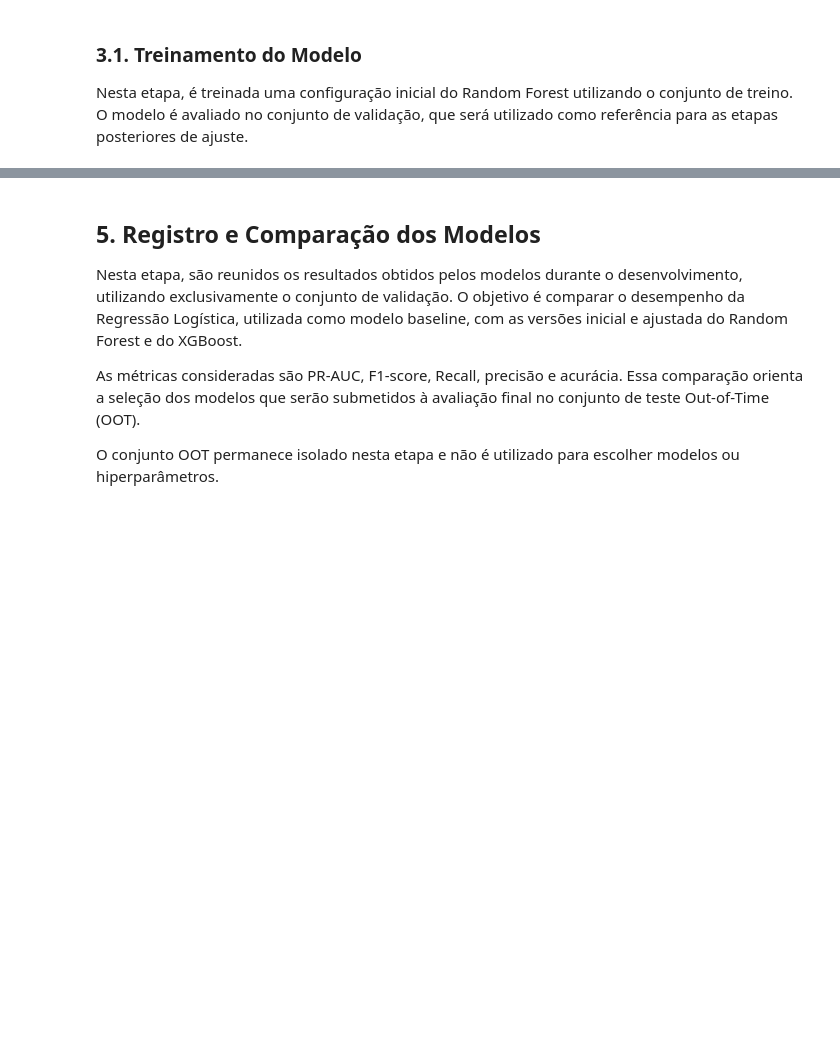
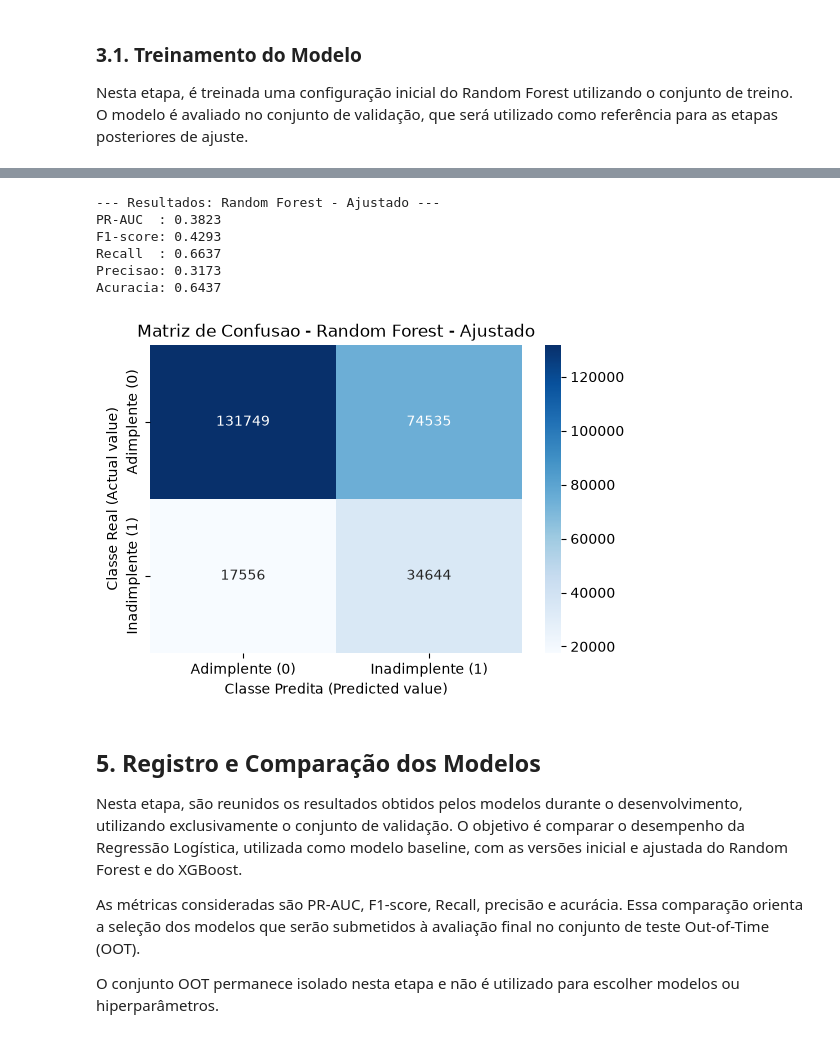
Before and after one commit to Heimrath/TCC-Inadimplencia-de-Credito, a Jupyter notebook: 03_Modelagem.ipynb, the cells around one changed output, grey strips where cells are left out. Cells and saved outputs as stored; diff of their text form; code cells hidden in the pictures; blank space fills up the shorter version.

```diff
--- a/03_Modelagem.ipynb
+++ b/03_Modelagem.ipynb
@@ -157,3 +234,45 @@ Acuracia: 0.6371
+# %%
+from sklearn.ensemble import RandomForestClassifier
+
+rf_tuned_model = RandomForestClassifier(
+    n_estimators=500,
+    max_depth=12,
+    min_samples_leaf=10,
+    class_weight="balanced",
+    random_state=42,
+    n_jobs=-1,
+)
+
+rf_tuned_model.fit(X_train, y_train)
+
+y_pred_val_rf_tuned = rf_tuned_model.predict(X_val)
+y_pred_proba_val_rf_tuned = rf_tuned_model.predict_proba(X_val)[:, 1]
+
+rf_tuned_params = {
+    parametro: rf_tuned_model.get_params()[parametro]
+    for parametro in [
+        "n_estimators",
+        "max_depth",
+        "min_samples_leaf",
+        "class_weight",
+        "random_state",
+    ]
+}
+
+rf_tuned_results = evaluate_classification(
+    y_val,
+    y_pred_val_rf_tuned,
+    y_pred_proba_val_rf_tuned,
+    model_name="Random Forest - Ajustado",
+)
+# %% [output]
+--- Resultados: Random Forest - Ajustado ---
+PR-AUC  : 0.3823
+F1-score: 0.4293
+Recall  : 0.6637
+Precisao: 0.3173
+Acuracia: 0.6437
+[figure, added]
 # %% [markdown]
 ## 5. Registro e Comparação dos Modelos
 
```
Also changed, not shown: parts of 7 cells of this notebook.
